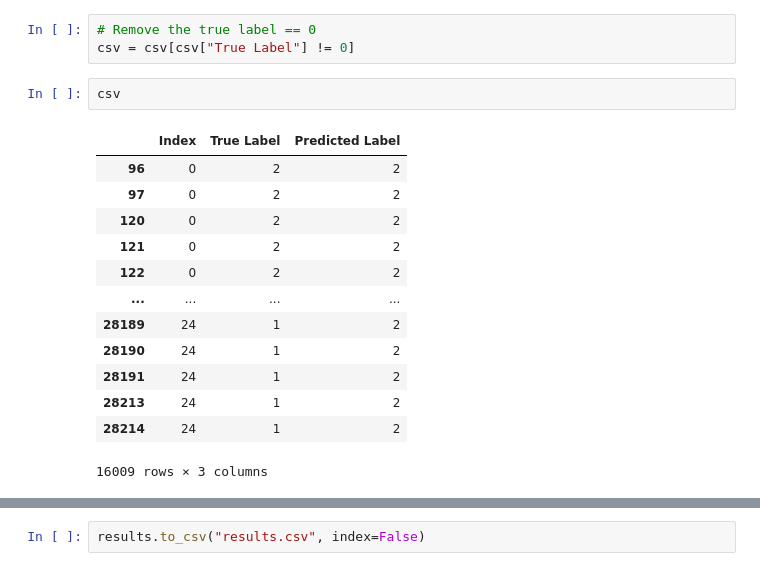
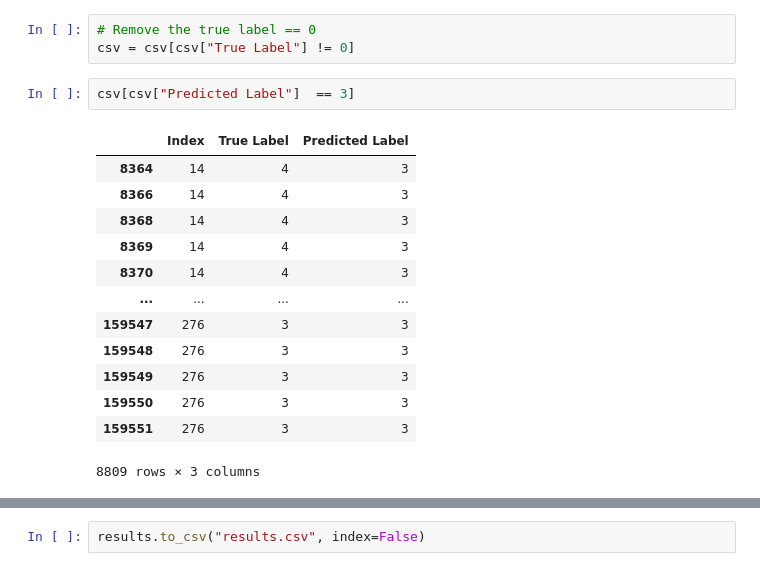
Before and after one commit to franmgl2001/crop_segmentation, a Jupyter notebook: results/statistics/generate_plot.ipynb, the cells around one changed output, grey strips where cells are left out. Cells and saved outputs as stored; diff of their text form.

```diff
--- a/results/statistics/generate_plot.ipynb
+++ b/results/statistics/generate_plot.ipynb
@@ -16,22 +14,22 @@ FileNotFoundError: [Errno 2] No such file or directory: '../csvs/fastfarm_crops_
 # %%
 # Remove the true label == 0
 csv = csv[csv["True Label"] != 0]
-# %%
-csv
-# %% [output]
-|  | Index | True Label | Predicted Label |
-| 96 | 0 | 2 | 2 |
-| 97 | 0 | 2 | 2 |
-| 120 | 0 | 2 | 2 |
-| 121 | 0 | 2 | 2 |
-| 122 | 0 | 2 | 2 |
-| ... | ... | ... | ... |
-| 28189 | 24 | 1 | 2 |
-| 28190 | 24 | 1 | 2 |
-| 28191 | 24 | 1 | 2 |
-| 28213 | 24 | 1 | 2 |
-| 28214 | 24 | 1 | 2 |
-16009 rows × 3 columns
+# %%
+csv[csv["Predicted Label"]  == 3]
+# %% [output]
+|  | Index | True Label | Predicted Label |
+| 8364 | 14 | 4 | 3 |
+| 8366 | 14 | 4 | 3 |
+| 8368 | 14 | 4 | 3 |
+| 8369 | 14 | 4 | 3 |
+| 8370 | 14 | 4 | 3 |
+| ... | ... | ... | ... |
+| 159547 | 276 | 3 | 3 |
+| 159548 | 276 | 3 | 3 |
+| 159549 | 276 | 3 | 3 |
+| 159550 | 276 | 3 | 3 |
+| 159551 | 276 | 3 | 3 |
+8809 rows × 3 columns
 # %%
 
 
```
Also changed, not shown: parts of 4 cells of this notebook, 6 other files.
